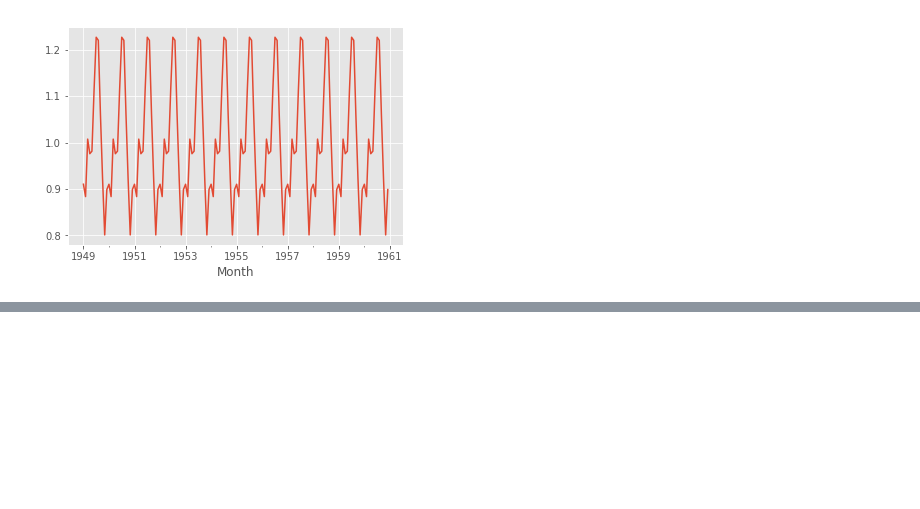
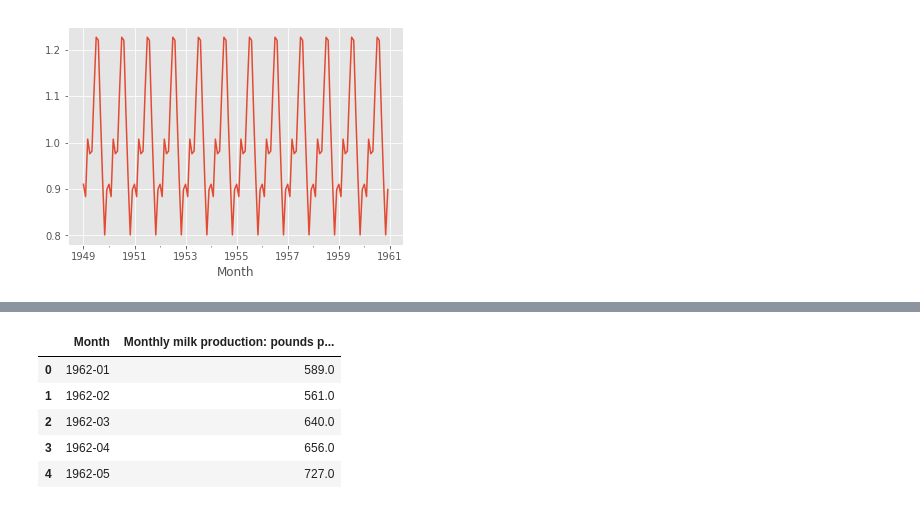
Before and after one commit to HeadHunTeR779/Hodrick-Prescott-Filter-Implementation-in-Statsmodels, a Jupyter notebook: statsmodels_Fun.ipynb, the cells around one changed output, grey strips where cells are left out. Saved outputs shown, nothing was run; the diff lists cells and outputs as text; code cells hidden in the pictures; blank space fills up the shorter version.

```diff
--- a/statsmodels_Fun.ipynb
+++ b/statsmodels_Fun.ipynb
@@ -291,0 +299,11 @@ result.seasonal.plot()
+# %%
+df = pd.read_csv("monthly-milk-production-pounds-p.csv")
+# %%
+df.head()
+# %% [output]
+|  | Month | Monthly milk production: pounds p... |
+| 0 | 1962-01 | 589.0 |
+| 1 | 1962-02 | 561.0 |
+| 2 | 1962-03 | 640.0 |
+| 3 | 1962-04 | 656.0 |
+| 4 | 1962-05 | 727.0 |
```
Also changed, not shown: parts of 19 cells of this notebook.
